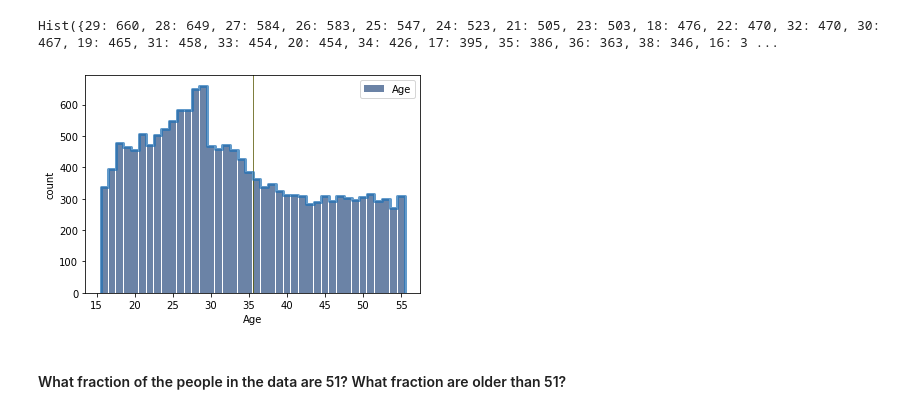
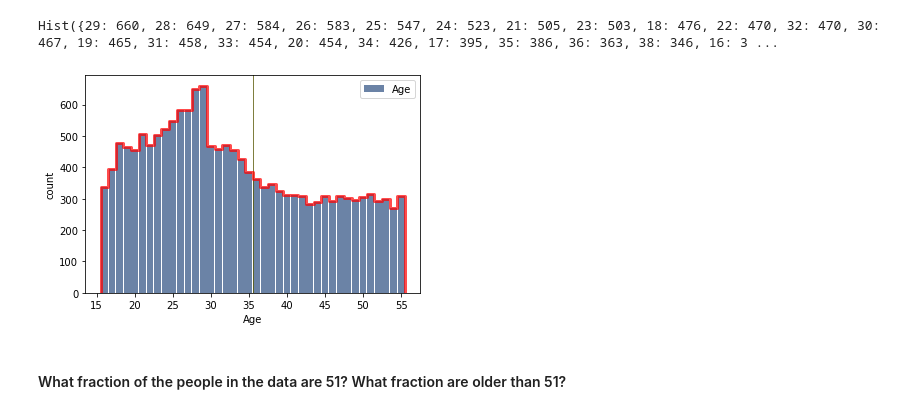
Before and after one commit to sijiahao-hub/BSIP_Assignment_1_Students, a Jupyter notebook: stats_asn_1_stud_temp.ipynb, the cells around one changed output. Drawn from its saved outputs; the diff is of its cells as text; code cells hidden in the pictures.

```diff
--- a/stats_asn_1_stud_temp.ipynb
+++ b/stats_asn_1_stud_temp.ipynb
@@ -93,12 +93,12 @@ Hist({29: 660, 28: 649, 27: 584, 26: 583, 25: 547, 24: 523, 21: 505, 23: 503, 18
 # %%
 thinkplot.Hist
 thinkplot.Hist(agehist)
 thinkplot.Config(xlabel="Age", ylabel="count")
 thinkplot.axvline(np.mean(agehist), color="red")
 thinkplot.axvline(np.median(agehist), color="green")
-thinkplot.pmf(agehist)
+thinkplot.Pmf(agehist, color="red")
 # %% [output]
-[figure, old version]
+[figure, new version]
 # %% [markdown]
 #### What fraction of the people in the data are 51? What fraction are older than 51?
 # %%
```
Also changed, not shown: parts of 9 cells of this notebook.
